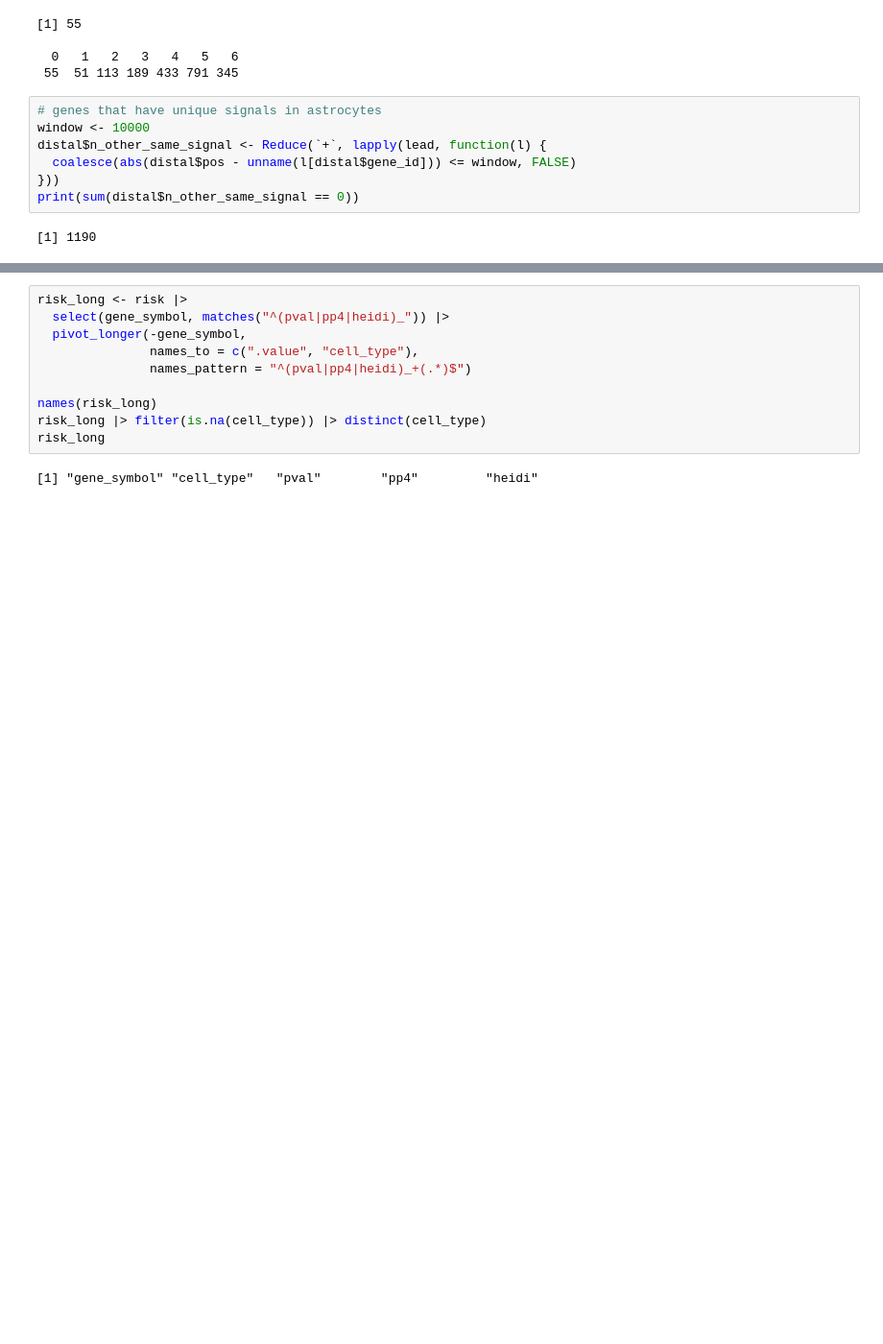
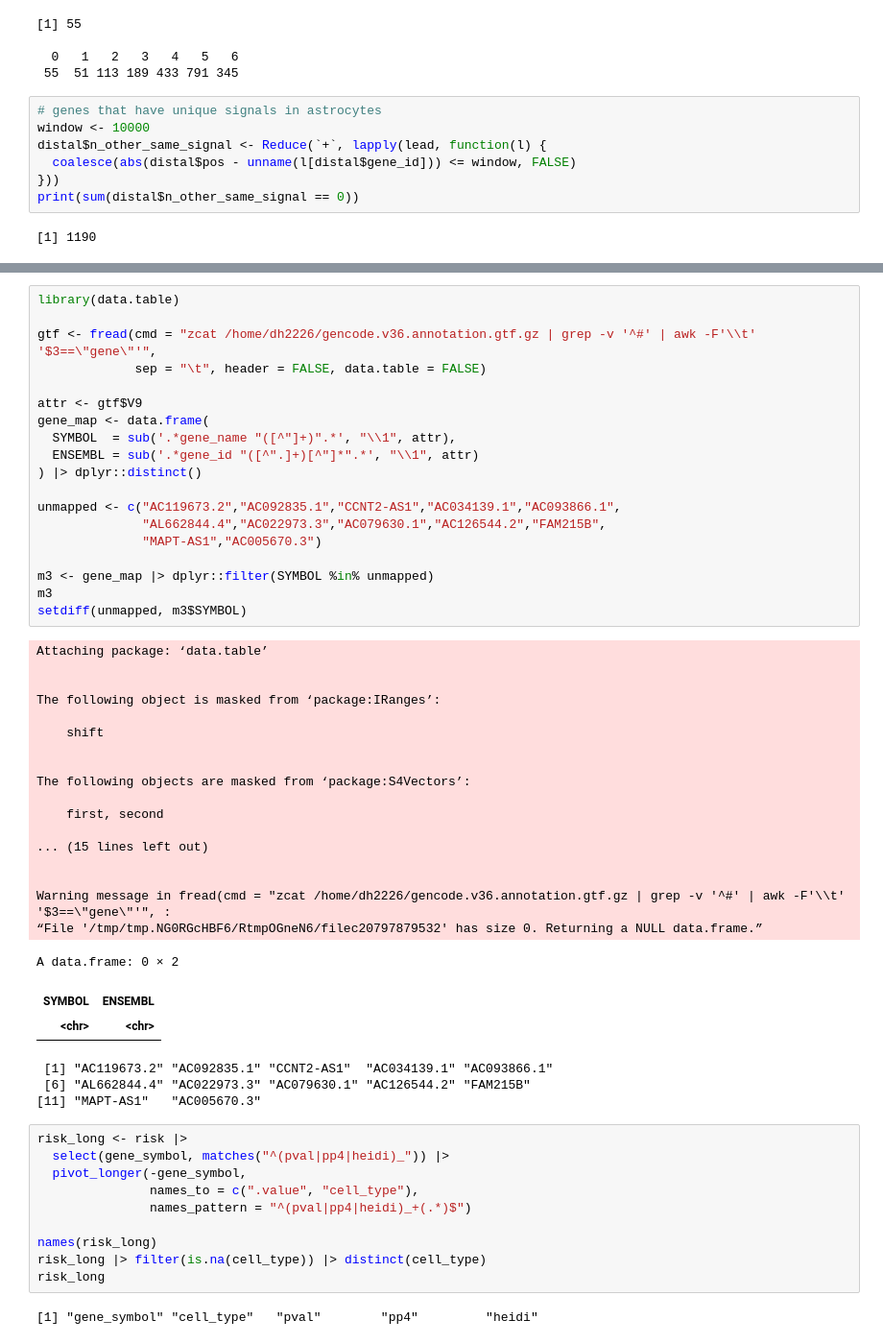
Before and after one commit to dhan1004/perturb_enrich, a Jupyter notebook: gene_list/filter_egenes.ipynb, the cells around one changed output, grey strips where cells are left out. Shown at 96% size. Cells and saved outputs as stored; diff of their text form; blank space fills up the shorter version.

```diff
--- a/gene_list/filter_egenes.ipynb
+++ b/gene_list/filter_egenes.ipynb
@@ -175,3 +288,46 @@ tail(risk$gene_symbol, 5)
+# %%
+library(data.table)
+
+gtf <- fread(cmd = "zcat /home/dh2226/gencode.v36.annotation.gtf.gz | grep -v '^#' | awk -F'\\t' '$3==\"gene\"'",
+             sep = "\t", header = FALSE, data.table = FALSE)
+
+attr <- gtf$V9
+gene_map <- data.frame(
+  SYMBOL  = sub('.*gene_name "([^"]+)".*', "\\1", attr),
+  ENSEMBL = sub('.*gene_id "([^".]+)[^"]*".*', "\\1", attr)
+) |> dplyr::distinct()
+
+unmapped <- c("AC119673.2","AC092835.1","CCNT2-AS1","AC034139.1","AC093866.1",
+              "AL662844.4","AC022973.3","AC079630.1","AC126544.2","FAM215B",
+              "MAPT-AS1","AC005670.3")
+
+m3 <- gene_map |> dplyr::filter(SYMBOL %in% unmapped)
+m3
+setdiff(unmapped, m3$SYMBOL)
+# %% [output]
+Attaching package: ‘data.table’
+
+
+The following object is masked from ‘package:IRanges’:
+
+    shift
+
+
+The following objects are masked from ‘package:S4Vectors’:
+
+    first, second
+
+... (15 lines left out)
+
+
+Warning message in fread(cmd = "zcat /home/dh2226/gencode.v36.annotation.gtf.gz | grep -v '^#' | awk -F'\\t' '$3==\"gene\"'", :
+“File '/tmp/tmp.NG0RGcHBF6/RtmpOGneN6/filec20797879532' has size 0. Returning a NULL data.frame.”
+A data.frame: 0 × 2
+| SYMBOL | ENSEMBL |
+| <chr> | <chr> |
+ [1] "AC119673.2" "AC092835.1" "CCNT2-AS1"  "AC034139.1" "AC093866.1"
+ [6] "AL662844.4" "AC022973.3" "AC079630.1" "AC126544.2" "FAM215B"
+[11] "MAPT-AS1"   "AC005670.3"
 # %%
 risk_long <- risk |>
   select(gene_symbol, matches("^(pval|pp4|heidi)_")) |>
```
Also changed, not shown: parts of 7 cells of this notebook, 13 other files.
